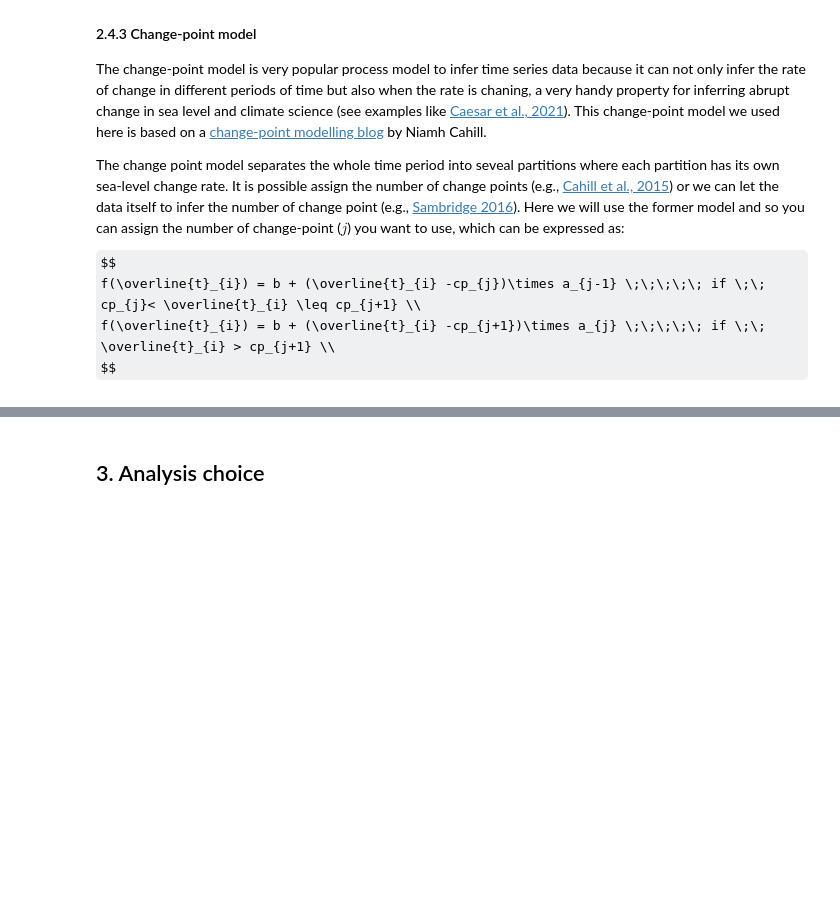
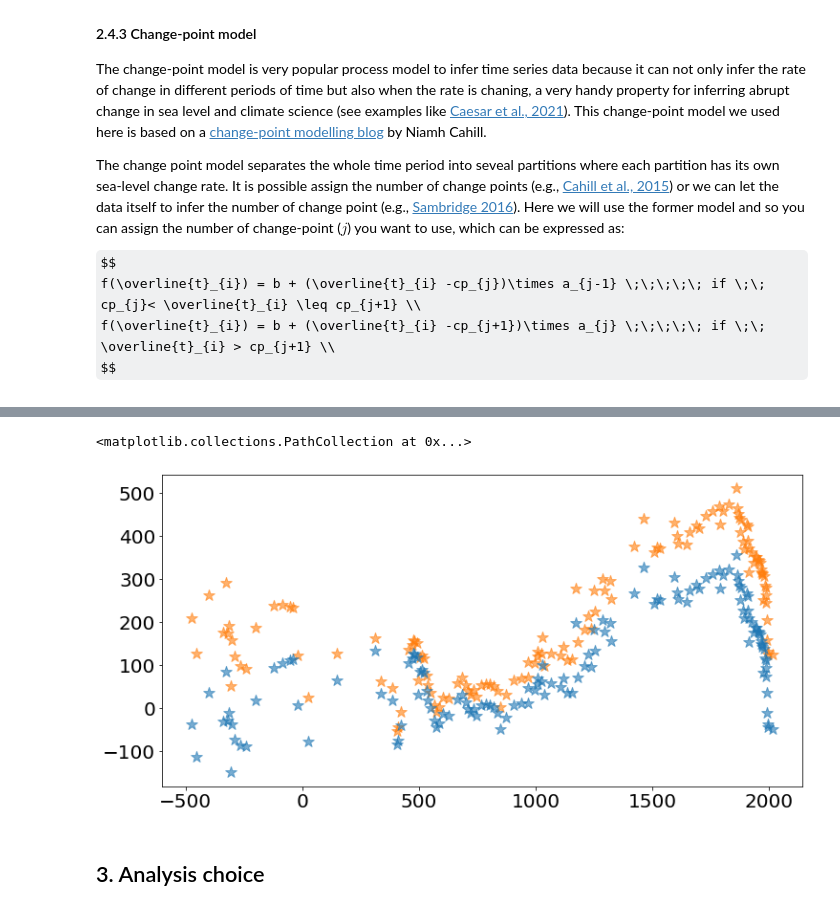
Before and after one commit to radical-collaboration/PaleoSTeHM, a Jupyter notebook: Tutorials/1. Introduction/Paleo_STeHM_intro.ipynb, the cells around one changed output, grey strips where cells are left out. Saved outputs shown, nothing was run; the diff lists cells and outputs as text; code cells hidden in the pictures; some formulas as TeX source; blank space fills up the shorter version.

```diff
--- a/Tutorials/1. Introduction/Paleo_STeHM_intro.ipynb
+++ b/Tutorials/1. Introduction/Paleo_STeHM_intro.ipynb
@@ -524,2 +624,10 @@ tensor([135, 113, 131, 133, 132, 114, 134, 125, 115, 129, 116, 108, 128, 104,
+# %%
+plt.scatter(X,(cp_prediction-y.detach().numpy())*1000,s=150,marker='*',color='C1',alpha=0.6)
+f_hand = interpolate.interp1d(pred_x,mean_pred)
+linear_prediction = f_hand(X)
+plt.scatter(X,(linear_prediction-y.detach().numpy())*1000,s=150,marker='*',color='C0',alpha=0.6)
+# %% [output]
+<matplotlib.collections.PathCollection at 0x...>
+[figure, added]
 # %% [markdown]
 ## 3. Analysis choice
```
Also changed, not shown: parts of 11 cells of this notebook, 1 other file.
